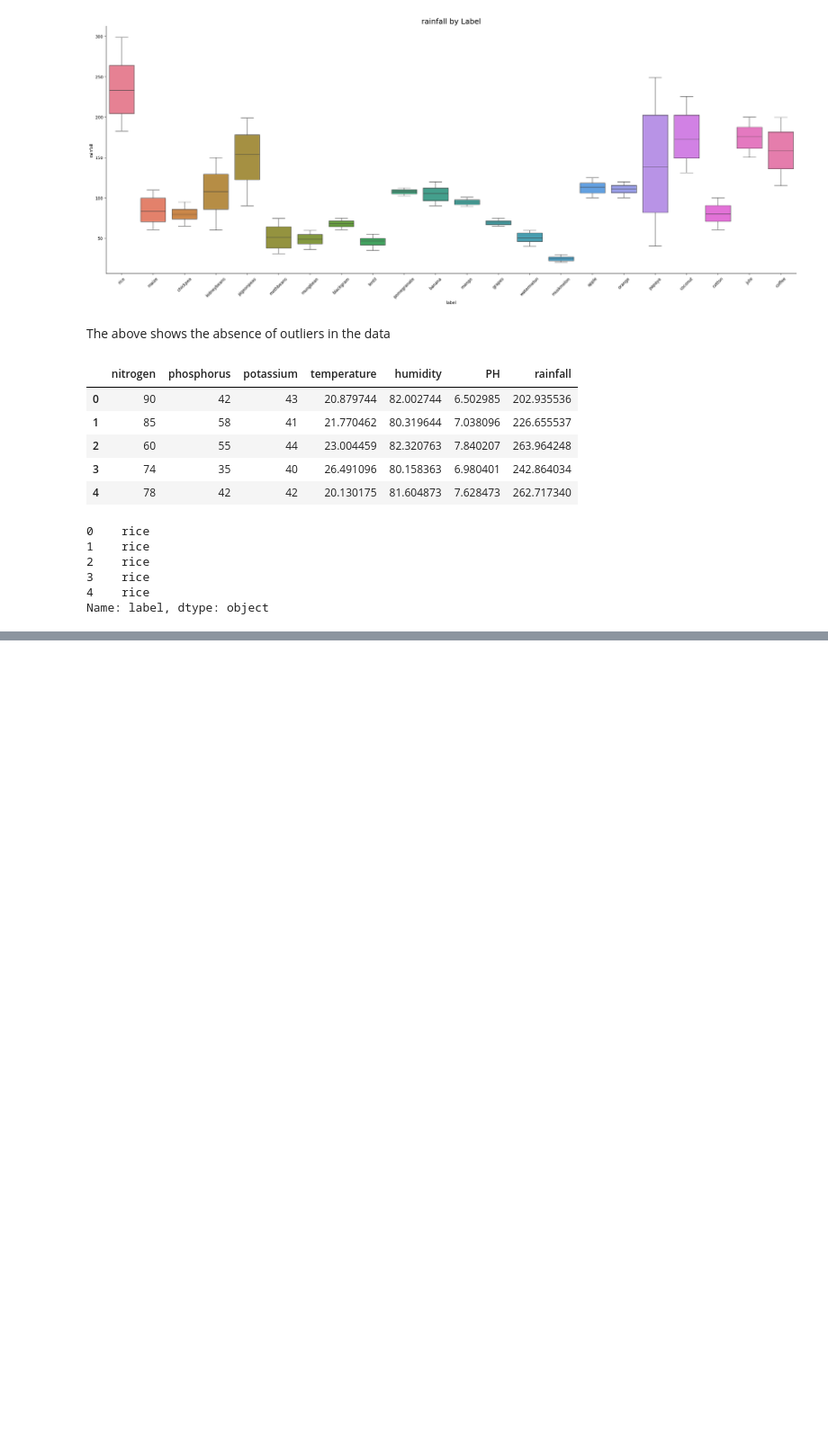
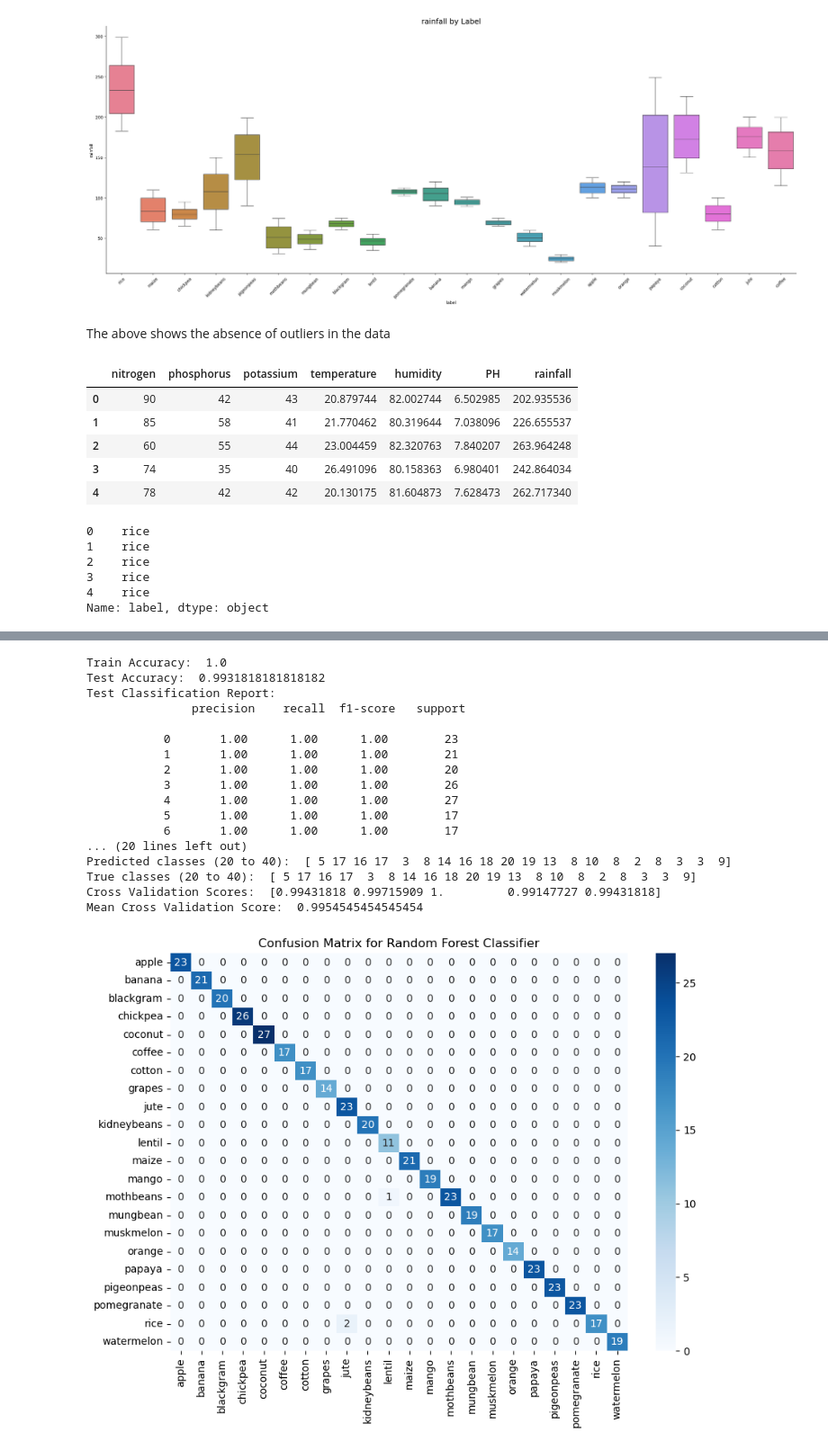
Before and after one commit to Kamuthuj/crop-soil-prediction, a Jupyter notebook: analysis.ipynb, the cells around one changed output, grey strips where cells are left out. Shown at 90% size. Drawn from its saved outputs; the diff is of its cells as text; code cells hidden in the pictures; blank space fills up the shorter version.

```diff
--- a/analysis.ipynb
+++ b/analysis.ipynb
@@ -422,0 +296,50 @@ The model predicts the crops accurately based on the existing soil conditions an
+# %%
+rforest = RandomForestClassifier(random_state=42)
+
+# Fit the model on the training data
+rforest.fit(X_train_scaled, y_train)
+
+# Predict on both training and test data
+y_train_pred = rforest.predict(X_train_scaled)
+y_test_pred = rforest.predict(X_test_scaled)
+
+# Evaluate the model
+print("Train Accuracy: ", accuracy_score(y_train, y_train_pred))
+print("Test Accuracy: ", accuracy_score(y_test, y_test_pred))
+print("Test Classification Report: \n", classification_report(y_test, y_test_pred))
+
+# Checking the predictions and actual values
+print("Predicted classes (20 to 40): ", y_test_pred[20:40])
+print("True classes (20 to 40): ", y_test[20:40])
+
+# Cross Validation to evaluate the model's performance
+folds = KFold(n_splits=5, shuffle=True, random_state=42)
+cross_val_scores = cross_val_score(rforest, X_train_scaled, y_train, cv=folds)
+print("Cross Validation Scores: ", cross_val_scores)
+print("Mean Cross Validation Score: ", cross_val_scores.mean())
+
+# Confusion matrix for the test data
+cm = confusion_matrix(y_test, y_test_pred)
+plt.figure(figsize=(10, 7))
+sns.heatmap(cm, annot=True, fmt="d", cmap="Blues", xticklabels=encoder.classes_, yticklabels=encoder.classes_)
+plt.title("Confusion Matrix for Random Forest Classifier")
+plt.show()
+# %% [output]
+Train Accuracy:  1.0
+Test Accuracy:  0.9931818181818182
+Test Classification Report:
+               precision    recall  f1-score   support
+
+           0       1.00      1.00      1.00        23
+           1       1.00      1.00      1.00        21
+           2       1.00      1.00      1.00        20
+           3       1.00      1.00      1.00        26
+           4       1.00      1.00      1.00        27
+           5       1.00      1.00      1.00        17
+           6       1.00      1.00      1.00        17
+... (20 lines left out)
+Predicted classes (20 to 40):  [ 5 17 16 17  3  8 14 16 18 20 19 13  8 10  8  2  8  3  3  9]
+True classes (20 to 40):  [ 5 17 16 17  3  8 14 16 18 20 19 13  8 10  8  2  8  3  3  9]
+Cross Validation Scores:  [0.99431818 0.99715909 1.         0.99147727 0.99431818]
+Mean Cross Validation Score:  0.9954545454545454
+[figure, added]
```
Also changed, not shown: parts of 30 cells of this notebook.
